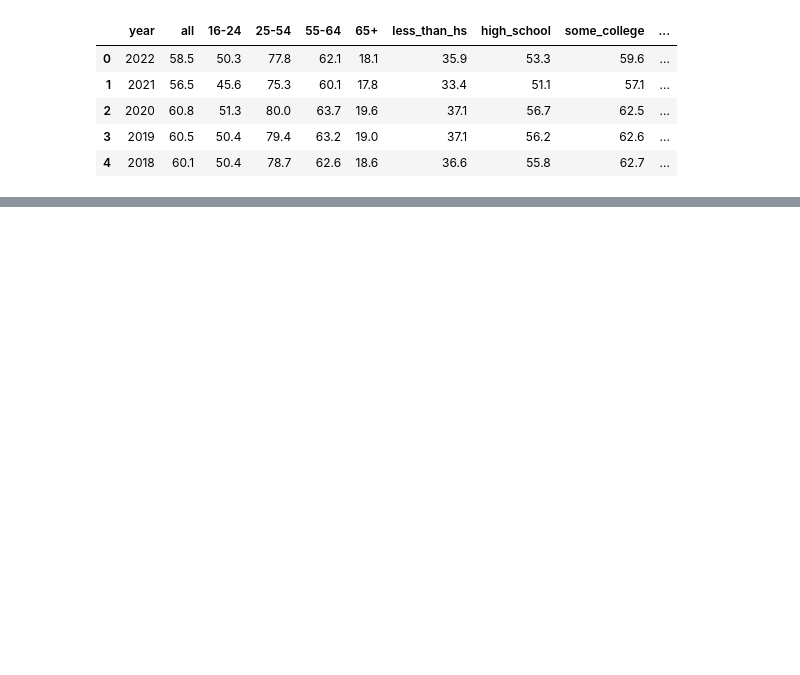
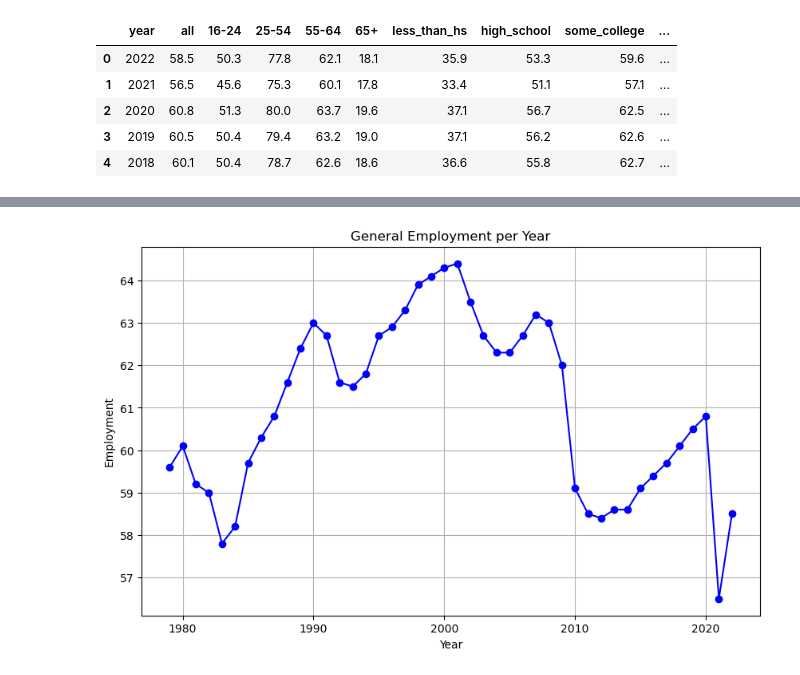
Before and after one commit to NadiaKACEM/Usa_employment_to_population, a Jupyter notebook: main.ipynb, the cells around one changed output, grey strips where cells are left out. Drawn from its saved outputs; the diff is of its cells as text; code cells hidden in the pictures; blank space fills up the shorter version.

Commit message:
update notebook data cleaning and viz

```diff
--- a/main.ipynb
+++ b/main.ipynb
@@ -24,0 +132,16 @@ data.head()
+# %%
+years = data['year']
+employment = data['all']
+
+# Create a line plot
+plt.figure(figsize=(10, 6))  # Set the figure size (width, height)
+
+plt.plot(years, employment, marker='o', color='blue', linestyle='-')
+plt.xlabel('Year')
+plt.ylabel('Employment')
+plt.title('General Employment per Year')
+
+plt.grid(True)  # Add grid lines
+plt.show()
+# %% [output]
+[figure, added]
```
Also changed, not shown: parts of 20 cells of this notebook.
